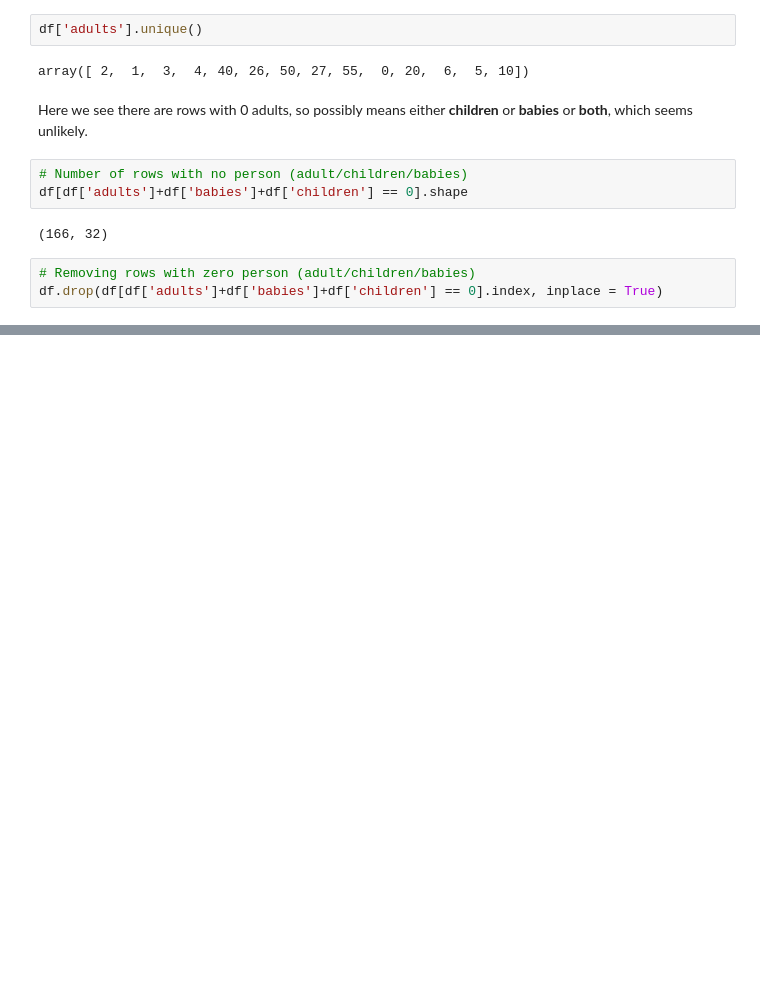
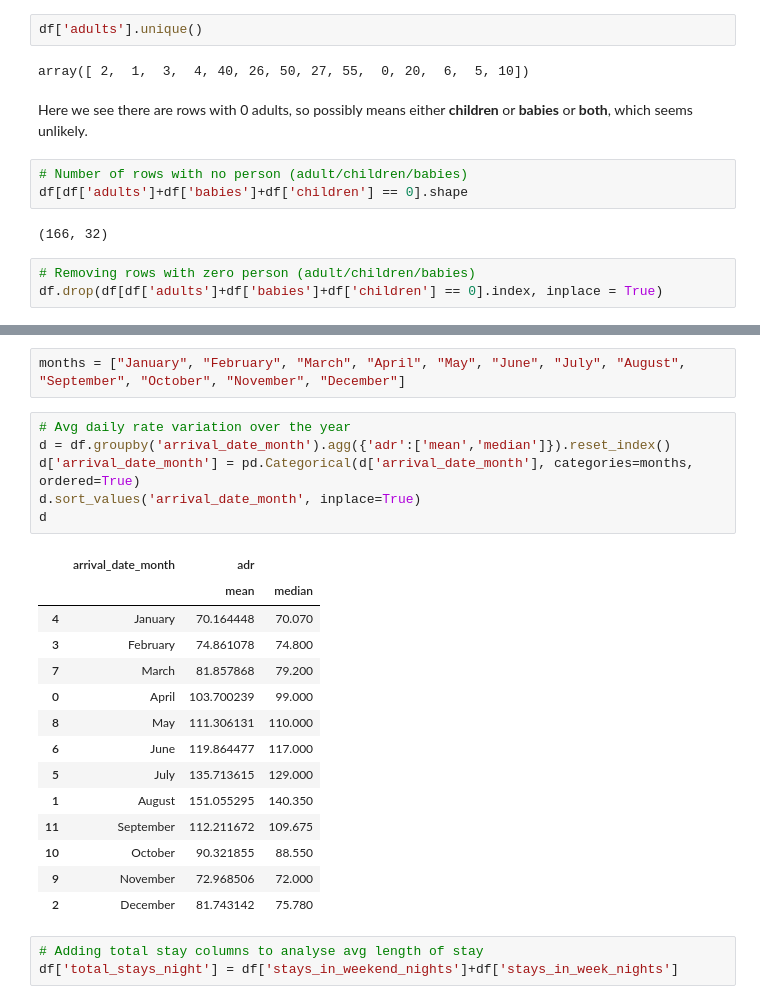
Before and after one commit to ayush9304/HotelBookingAnalysisEDA, a Jupyter notebook: EDA_Hotel_Booking_Analysis.ipynb, the cells around one changed output, grey strips where cells are left out. Saved outputs shown, nothing was run; the diff lists cells and outputs as text; blank space fills up the shorter version.

```diff
--- a/EDA_Hotel_Booking_Analysis.ipynb
+++ b/EDA_Hotel_Booking_Analysis.ipynb
@@ -391,0 +401,26 @@ df.drop(df[df['adults']+df['babies']+df['children'] == 0].index, inplace = True)
+# %%
+months = ["January", "February", "March", "April", "May", "June", "July", "August", "September", "October", "November", "December"]
+# %%
+# Avg daily rate variation over the year
+d = df.groupby('arrival_date_month').agg({'adr':['mean','median']}).reset_index()
+d['arrival_date_month'] = pd.Categorical(d['arrival_date_month'], categories=months, ordered=True)
+d.sort_values('arrival_date_month', inplace=True)
+d
+# %% [output]
+|  | arrival_date_month | adr |  |
+|  |  | mean | median |
+| 4 | January | 70.164448 | 70.070 |
+| 3 | February | 74.861078 | 74.800 |
+| 7 | March | 81.857868 | 79.200 |
+| 0 | April | 103.700239 | 99.000 |
+| 8 | May | 111.306131 | 110.000 |
+| 6 | June | 119.864477 | 117.000 |
+| 5 | July | 135.713615 | 129.000 |
+| 1 | August | 151.055295 | 140.350 |
+| 11 | September | 112.211672 | 109.675 |
+| 10 | October | 90.321855 | 88.550 |
+| 9 | November | 72.968506 | 72.000 |
+| 2 | December | 81.743142 | 75.780 |
+# %%
+# Adding total stay columns to analyse avg length of stay
+df['total_stays_night'] = df['stays_in_weekend_nights']+df['stays_in_week_nights']
```
Also changed, not shown: parts of 17 cells of this notebook.
